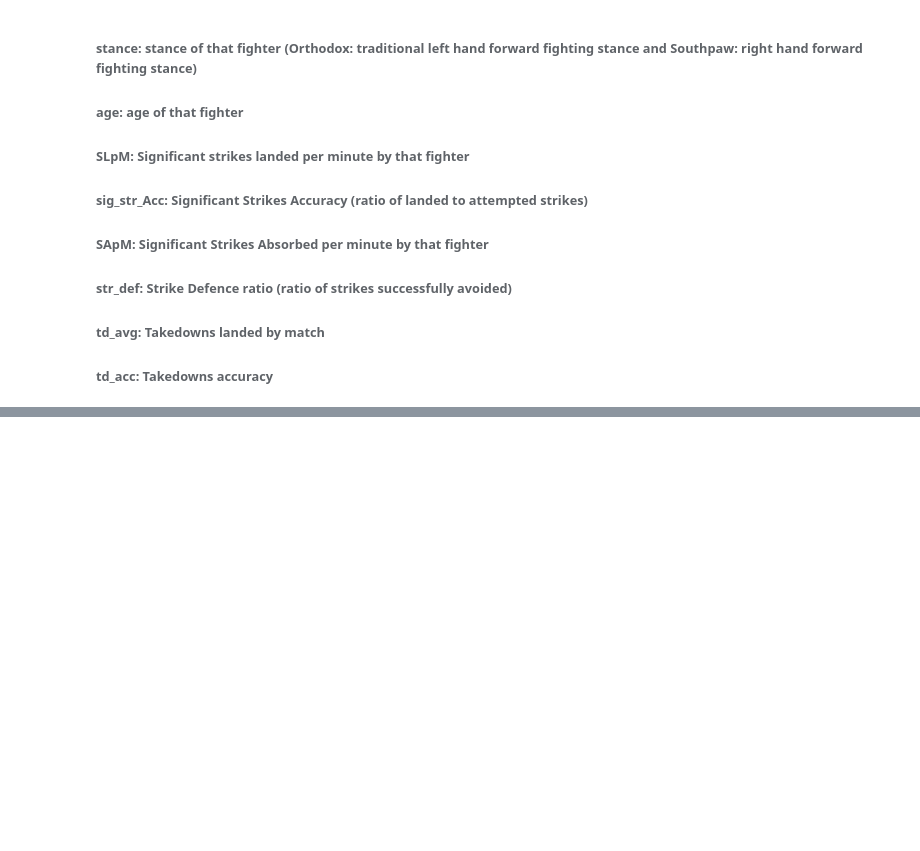
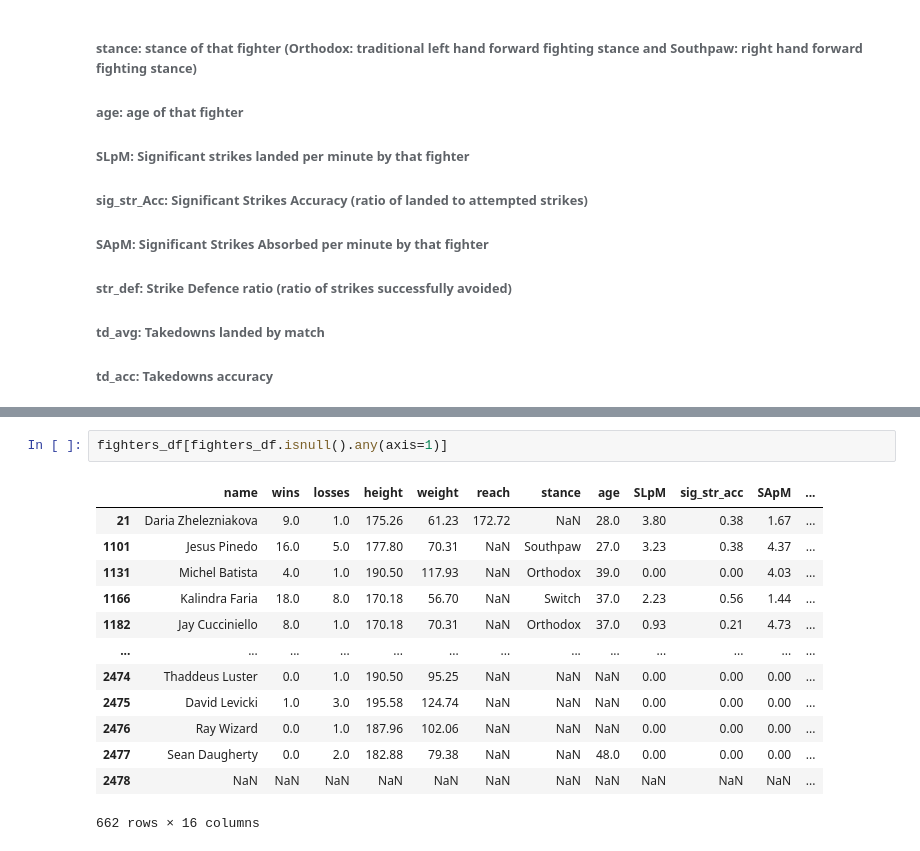
Before and after one commit to MertHasanAslan/UFC-fighter-analysis, a Jupyter notebook: src/main.ipynb, the cells around one changed output, grey strips where cells are left out. Cells and saved outputs as stored; diff of their text form; blank space fills up the shorter version.

```diff
--- a/src/main.ipynb
+++ b/src/main.ipynb
@@ -230,0 +388,16 @@ fighters_df.head(5)
+# %%
+fighters_df[fighters_df.isnull().any(axis=1)]
+# %% [output]
+|  | name | wins | losses | height | weight | reach | stance | age | SLpM | sig_str_acc | SApM | ... |
+| 21 | Daria Zhelezniakova | 9.0 | 1.0 | 175.26 | 61.23 | 172.72 | NaN | 28.0 | 3.80 | 0.38 | 1.67 | ... |
+| 1101 | Jesus Pinedo | 16.0 | 5.0 | 177.80 | 70.31 | NaN | Southpaw | 27.0 | 3.23 | 0.38 | 4.37 | ... |
+| 1131 | Michel Batista | 4.0 | 1.0 | 190.50 | 117.93 | NaN | Orthodox | 39.0 | 0.00 | 0.00 | 4.03 | ... |
+| 1166 | Kalindra Faria | 18.0 | 8.0 | 170.18 | 56.70 | NaN | Switch | 37.0 | 2.23 | 0.56 | 1.44 | ... |
+| 1182 | Jay Cucciniello | 8.0 | 1.0 | 170.18 | 70.31 | NaN | Orthodox | 37.0 | 0.93 | 0.21 | 4.73 | ... |
+| ... | ... | ... | ... | ... | ... | ... | ... | ... | ... | ... | ... | ... |
+| 2474 | Thaddeus Luster | 0.0 | 1.0 | 190.50 | 95.25 | NaN | NaN | NaN | 0.00 | 0.00 | 0.00 | ... |
+| 2475 | David Levicki | 1.0 | 3.0 | 195.58 | 124.74 | NaN | NaN | NaN | 0.00 | 0.00 | 0.00 | ... |
+| 2476 | Ray Wizard | 0.0 | 1.0 | 187.96 | 102.06 | NaN | NaN | NaN | 0.00 | 0.00 | 0.00 | ... |
+| 2477 | Sean Daugherty | 0.0 | 2.0 | 182.88 | 79.38 | NaN | NaN | 48.0 | 0.00 | 0.00 | 0.00 | ... |
+| 2478 | NaN | NaN | NaN | NaN | NaN | NaN | NaN | NaN | NaN | NaN | NaN | ... |
+662 rows × 16 columns
```
Also changed, not shown: parts of 20 cells of this notebook.
